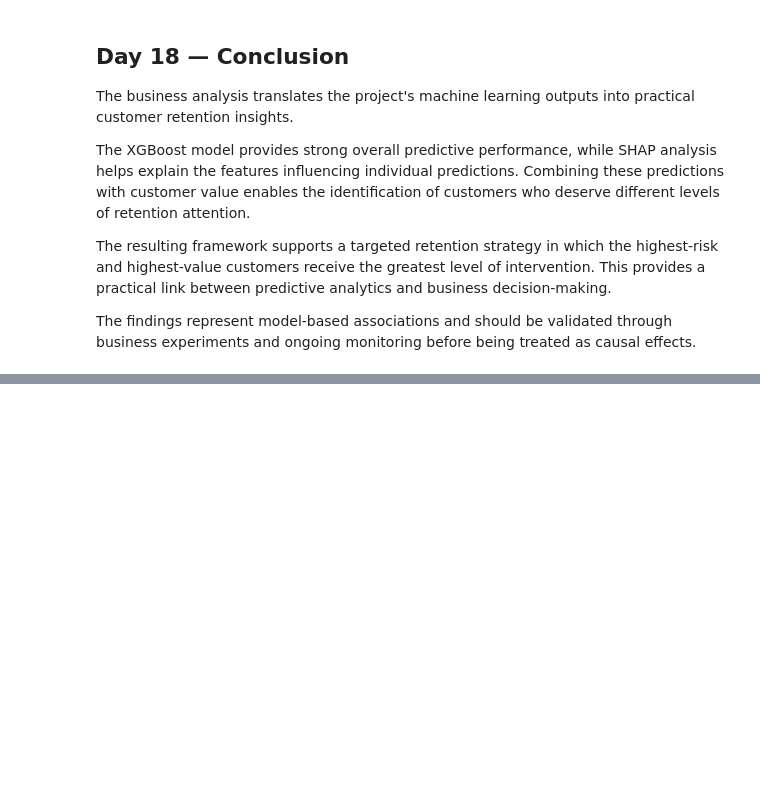
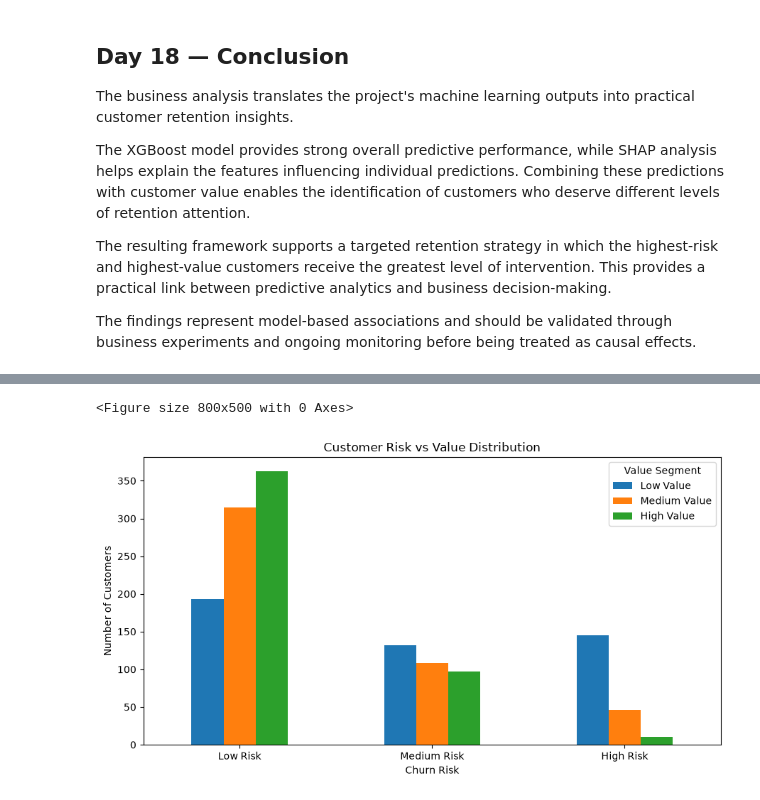
Before and after one commit to sagarsiddharth09-blip/customer-churn-LTV-engine, a Jupyter notebook: Akshay_Baseline_Analytics.ipynb, the cells around one changed output, grey strips where cells are left out. Saved outputs shown, nothing was run; the diff lists cells and outputs as text; code cells hidden in the pictures; blank space fills up the shorter version.

```diff
--- a/Akshay_Baseline_Analytics.ipynb
+++ b/Akshay_Baseline_Analytics.ipynb
@@ -4686,0 +4822,13 @@ The findings represent model-based associations and should be validated through
+# %%
+risk_value_matrix = pd.crosstab(
+    ltv_df["Churn_Risk"],
+    ltv_df["Value_Segment"]
+)
+
+risk_value_matrix = risk_value_matrix.reindex(
+    index=["Low Risk", "Medium Risk", "High Risk"],
+    columns=["Low Value", "Medium Value", "High Value"],
+    fill_value=0
+)
+
+risk_value_matrix
@@ -4686,0 +4841,18 @@ The findings represent model-based associations and should be validated through
+# %%
+plt.figure(figsize=(8, 5))
+
+risk_value_matrix.plot(
+    kind="bar",
+    figsize=(9, 5)
+)
+
+plt.title("Customer Risk vs Value Distribution")
+plt.xlabel("Churn Risk")
+plt.ylabel("Number of Customers")
+plt.xticks(rotation=0)
+plt.legend(title="Value Segment")
+plt.tight_layout()
+plt.show()
+# %% [output]
+<Figure size 800x500 with 0 Axes>
+[figure, added]
```
Also changed, not shown: parts of 10 cells of this notebook.
